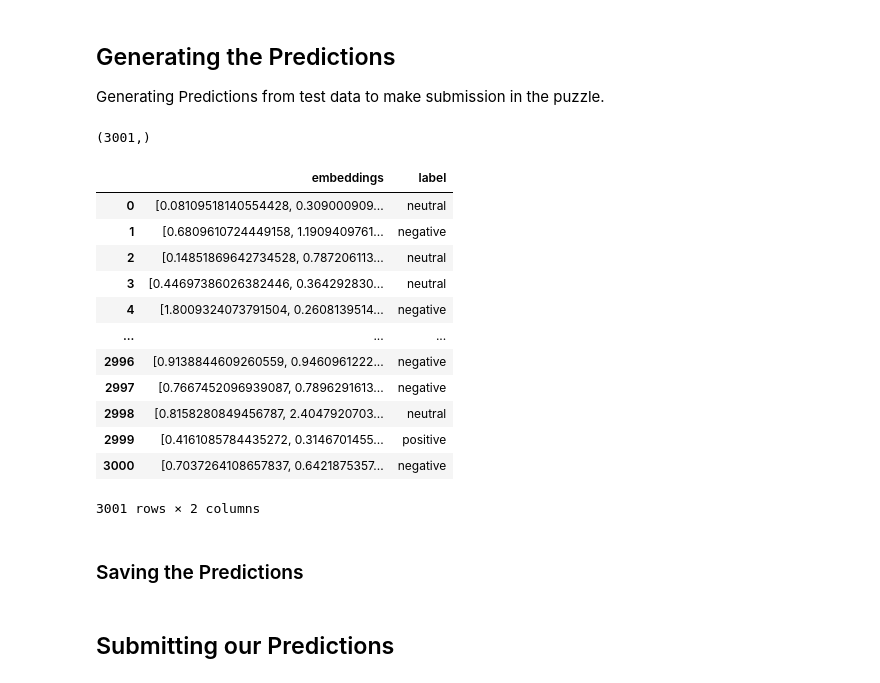
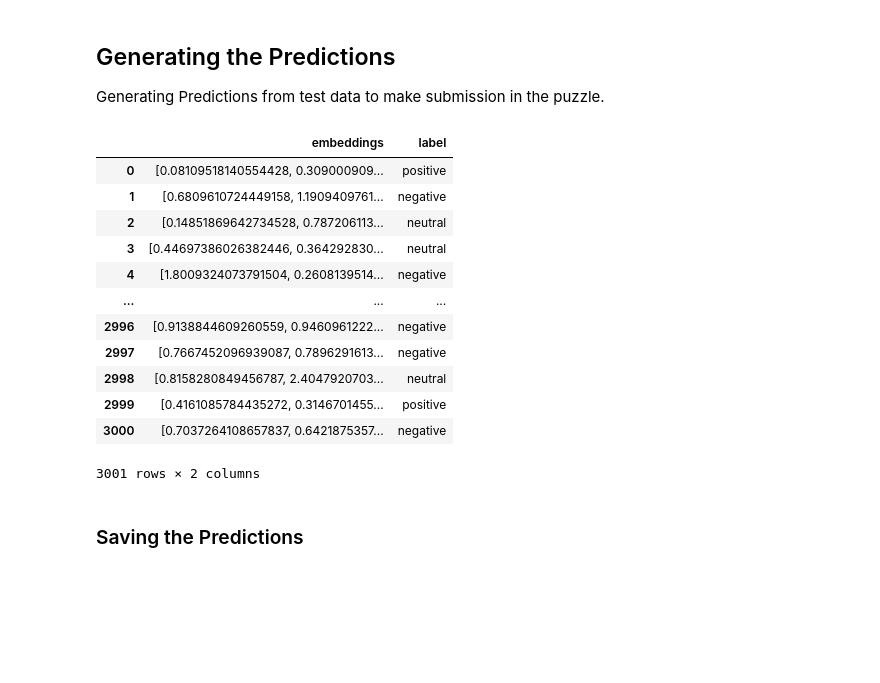
Before and after one commit to Valavanca/ai-blitz-faces, a Jupyter notebook: sentiment_classification/sentiment_classification.ipynb, the cells around one changed output. Cells and saved outputs as stored; diff of their text form; code cells hidden in the pictures; blank space fills up the shorter version.

```diff
--- a/sentiment_classification/sentiment_classification.ipynb
+++ b/sentiment_classification/sentiment_classification.ipynb
@@ -130,3 +123,0 @@ model = GradientBoostingClassifier(
-# %%
-clf = lgb.LGBMClassifier()
-clf.fit(X_train, y_train)
@@ -135,3 +124,18 @@ LGBMClassifier()
+# %%
+params = {
+    'colsample_bytree': 0.45,
+    'learning_rate': 0.057,
+    'max_depth': 14,
+    'min_child_weight': 20.0,
+    'n_estimators': 450,
+    'num_leaves': 5,
+    'random_state': 1,
+    'reg_lambda': 2.0,
+    'subsample': 0.99,
+    'subsample_freq': 6
+}
+
+clf = lgb.LGBMClassifier(**params).fit(X_train, y_train)
 # %% [markdown]
 ### Testing the Model
 
@@ -157,29 +153,25 @@ Accuracy Score : 0.7235
 
 Generating Predictions from test data to make submission in the puzzle.
 # %%
-submission_embeddings = [literal_eval(embedding)  for embedding in sub_df['embeddings'].values]
+submission_embeddings = np.array([literal_eval(embedding)  for embedding in sub_df['embeddings'].values])
 
-predictions = model.predict(fa_estimator.transform(submission_embeddings))
-predictions.shape
+predictions = clf.predict(centering(submission_embeddings))
+sub_df['label'] = predictions
+sub_df
 # %% [output]
+|  | embeddings | label |
+| 0 | [0.08109518140554428, 0.309000909... | positive |
+| 1 | [0.6809610724449158, 1.1909409761... | negative |
+| 2 | [0.14851869642734528, 0.787206113... | neutral |
+| 3 | [0.44697386026382446, 0.364292830... | neutral |
+| 4 | [1.8009324073791504, 0.2608139514... | negative |
+| ... | ... | ... |
+| 2996 | [0.9138844609260559, 0.9460961222... | negative |
+| 2997 | [0.7667452096939087, 0.7896291613... | negative |
+| 2998 | [0.8158280849456787, 2.4047920703... | neutral |
+| 2999 | [0.4161085784435272, 0.3146701455... | positive |
+| 3000 | [0.7037264108657837, 0.6421875357... | negative |
-(3001,)
+3001 rows × 2 columns
-# %%
-sub_df['label'] = predictions
-sub_df
-# %% [output]
-|  | embeddings | label |
-| 0 | [0.08109518140554428, 0.309000909... | neutral |
-| 1 | [0.6809610724449158, 1.1909409761... | negative |
-| 2 | [0.14851869642734528, 0.787206113... | neutral |
-| 3 | [0.44697386026382446, 0.364292830... | neutral |
-| 4 | [1.8009324073791504, 0.2608139514... | negative |
-| ... | ... | ... |
-| 2996 | [0.9138844609260559, 0.9460961222... | negative |
-| 2997 | [0.7667452096939087, 0.7896291613... | negative |
-| 2998 | [0.8158280849456787, 2.4047920703... | neutral |
-| 2999 | [0.4161085784435272, 0.3146701455... | positive |
-| 3000 | [0.7037264108657837, 0.6421875357... | negative |
-3001 rows × 2 columns
 # %% [markdown]
 ### Saving the Predictions
 # %%
@@ -187,5 +179,3 @@ sub_df
 !rm -rf assets
 !mkdir assets
 sub_df.to_csv(os.path.join("assets", "submission.csv"))
-# %% [markdown]
-## Submitting our Predictions
```
Also changed, not shown: parts of 10 cells of this notebook, 1 other file.
